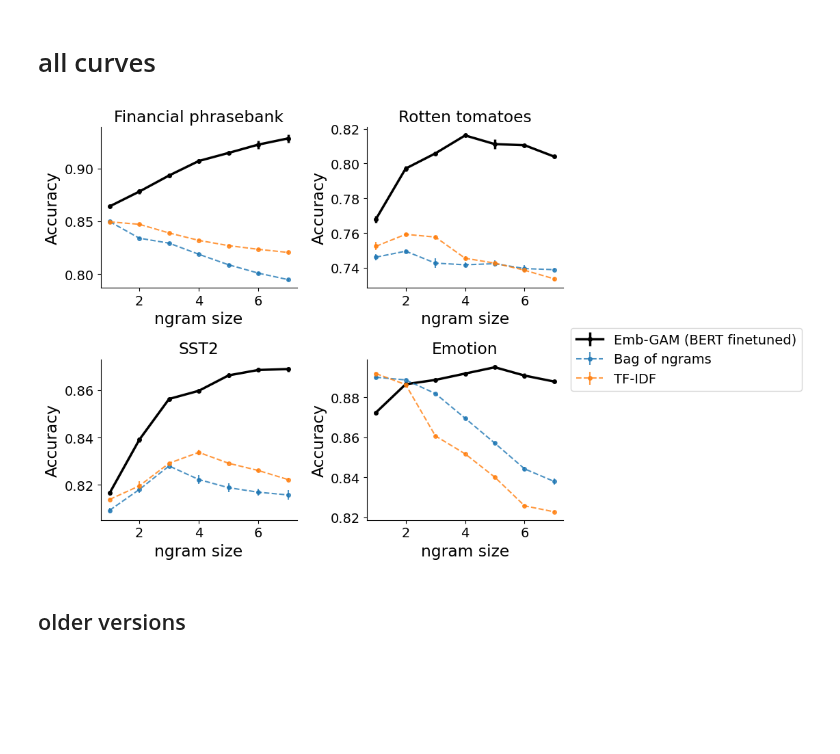
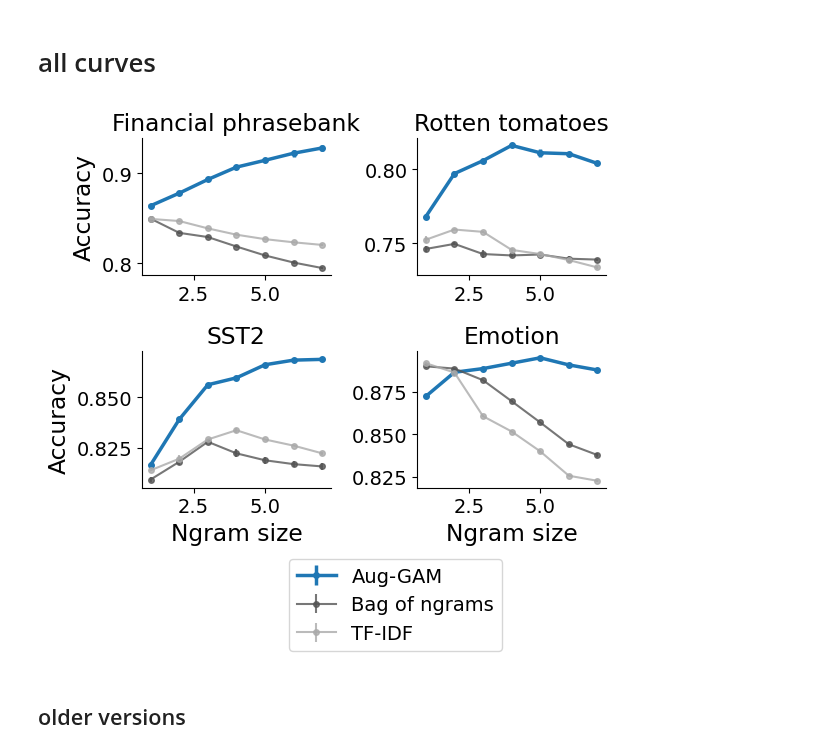
Before and after one commit to microsoft/augmented-interpretable-models, a Jupyter notebook: notebooks/03_acc.ipynb, the cells around one changed output. Saved outputs shown, nothing was run; the diff lists cells and outputs as text; code cells hidden in the pictures; blank space fills up the shorter version.

Commit message:
update fig coloring

```diff
--- a/notebooks/03_acc.ipynb
+++ b/notebooks/03_acc.ipynb
@@ -188,7 +203,8 @@ print(tab.transpose().to_latex(escape=False, column_format='c' + 'l' * (tab.shap
 # %% [markdown]
 # all curves
 # %%
-plt.figure(figsize=(8, 7))
+dvu.set_style()
+plt.figure(figsize=(6, 4.75))
 plt.rcParams['font.size'] = '14'
 
 for i, dset in enumerate(['financial_phrasebank', 'rotten_tomatoes', 'sst2', 'emotion']):
@@ -207,44 +223,50 @@ for i, dset in enumerate(['financial_phrasebank', 'rotten_tomatoes', 'sst2', 'em
     # r = r1.append(r2).append(r3)
     r = r1.append(r3)
 
     plt.subplot(2, 2, i + 1)
     plt.title(f'{analyze_helper.DSETS_RENAME_DICT.get(dset)}', fontsize='large')
     d = r[(r.subsample == -1)]
 
     curve = sorted(d.groupby(['checkpoint', 'all', 'norm']),
                    key=lambda x: analyze_helper.COLUMNS_RENAME_DICT.get(x[0][0], 'BERT finetuned'))
     # curve.append(curve.pop(0)) # move BERT to bottom
     for key, group in curve:
         g = group.sort_values('ngrams')
         if 'distilbert' in key[0].lower():
             label = analyze_helper.COLUMNS_RENAME_DICT.get(key[0], 'Emb-GAM (DistilBERT finetuned)')
         else:
-            label = analyze_helper.COLUMNS_RENAME_DICT.get(key[0], 'Emb-GAM (BERT finetuned)')
-        if 'finetuned' in label:
+            label = analyze_helper.COLUMNS_RENAME_DICT.get(key[0], 'Aug-GAM')
+        if 'Aug-GAM' in label:
             # plt.plot(g.ngrams, g.acc_val, '.-', label=label, lw=2.5, color='black', ms=8)
-            plt.errorbar(g.ngrams, g.acc_val, yerr=g.acc_val_sem, fmt='.-', label=label, lw=2.5, color='black', ms=8)
+            plt.errorbar(g.ngrams, g.acc_val, yerr=g.acc_val_sem, fmt='.-', label=label, lw=2.5, color='C0', ms=8)
         else:
+            if label == 'Bag of ngrams':
+                color = '#555'
+            elif label == 'TF-IDF':
+                color = '#AAA'
             # plt.plot(g.ngrams, g.acc_val, '.--', label=label, lw=1.5, alpha=0.8, ms=8)
-            plt.errorbar(g.ngrams, g.acc_val, yerr=g.acc_val_sem, fmt='.--', label=label, lw=1.5, alpha=0.8, ms=8)
-
-    plt.ylabel(f'Accuracy', fontsize='large')
-    plt.xlabel('ngram size', fontsize='large')
+            plt.errorbar(g.ngrams, g.acc_val, yerr=g.acc_val_sem, fmt='.-', label=label, lw=1.5, alpha=0.8, ms=8, color=color)
+    if i % 2 == 0:
+        plt.ylabel(f'Accuracy', fontsize='large')
+    if i >= 2:
+        plt.xlabel('Ngram size', fontsize='large')
+    # plt.xlabel('Ngram size', fontsize='large')
     # plt.legend()
 #         dvu.line_legend(fontsize=12)
 
     plt.tight_layout()
 # plt.legend(bbox_to_anchor=(0,1.02,1,0.2), loc="lower left",
 #                 mode="expand", borderaxespad=0, ncol=3)
 # plt.legend(bbox_to_anchor=(1.04, 1.0), loc="center left",
 #            borderaxespad=0, labelcolor='linecolor')
-plt.legend(bbox_to_anchor=(1.04, 1.0), loc="center left",
-           borderaxespad=0,)
-# plt.legend(, fontsize='large')
+# plt.legend(bbox_to_anchor=(1.04, 1.0), loc="center left",
+        #    borderaxespad=0,)
+plt.legend(fontsize='medium', bbox_to_anchor=(0.5, -0.45))
 plt.savefig(f'acc_by_ngrams_full.pdf', bbox_inches='tight')
 #     plt.show()
     #     print(curve)
 # %% [output]
-[figure, old version]
+[figure, new version]
 # %% [markdown]
 ## older versions
 # %%
```
Also changed, not shown: parts of 3 cells of this notebook, 4 other files.
